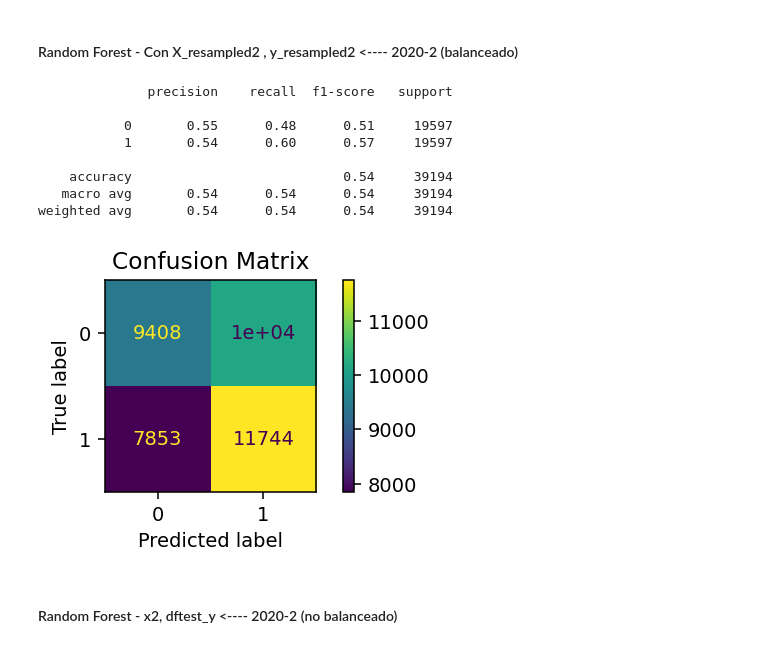
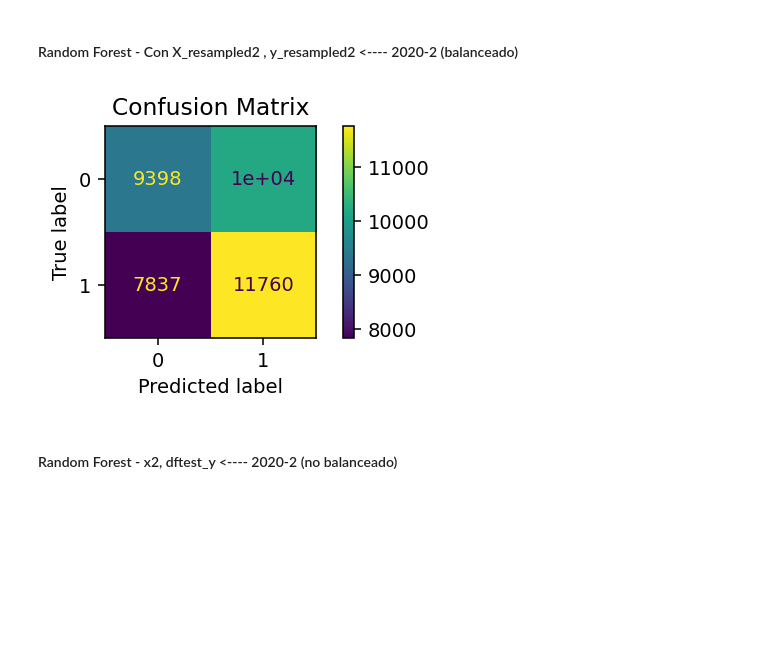
Before and after one commit to felipejorqueradiaz/Entel---Customer-Experience, a Jupyter notebook: Preprocesamiento.ipynb, the cells around one changed output. Drawn from its saved outputs; the diff is of its cells as text; code cells hidden in the pictures; blank space fills up the shorter version.

```diff
--- a/Preprocesamiento.ipynb
+++ b/Preprocesamiento.ipynb
@@ -366,8 +382,8 @@ dftest = df_test.drop(['churn', 'n_churn', 'total',
 x1 = pd.get_dummies(dftrain, columns = ['segmento', 'tipo'])
 x2 = pd.get_dummies(dftest, columns = ['segmento', 'tipo'])
 
-x1 = StandardScaler().fit_transform(x1)
-x2 = StandardScaler().fit_transform(x2)
+# x1 = StandardScaler().fit_transform(x1)
+# x2 = StandardScaler().fit_transform(x2)
 # %%
 rus = RandomUnderSampler(random_state=0)
 #rus = RandomOverSampler(random_state=0)
@@ -714,21 +762,12 @@ plt.show()
 # %% [markdown]
 #### Random Forest - Con X_resampled2 , y_resampled2 <---- 2020-2 (balanceado)
 # %%
-y_pred = rf.predict(X_resampled2)
-print(classification_report(y_resampled2, y_pred))
+
 plot_confusion_matrix(rf, X_resampled2, y_resampled2)
 plt.title('Confusion Matrix')
 plt.show()
 # %% [output]
-              precision    recall  f1-score   support
-
-           0       0.55      0.48      0.51     19597
-           1       0.54      0.60      0.57     19597
-
-    accuracy                           0.54     39194
-   macro avg       0.54      0.54      0.54     39194
-weighted avg       0.54      0.54      0.54     39194
-[figure, old version]
+[figure, new version]
 # %% [markdown]
 #### Random Forest - x2, dftest_y <---- 2020-2 (no balanceado)
 # %%
```
Also changed, not shown: parts of 17 cells of this notebook.
